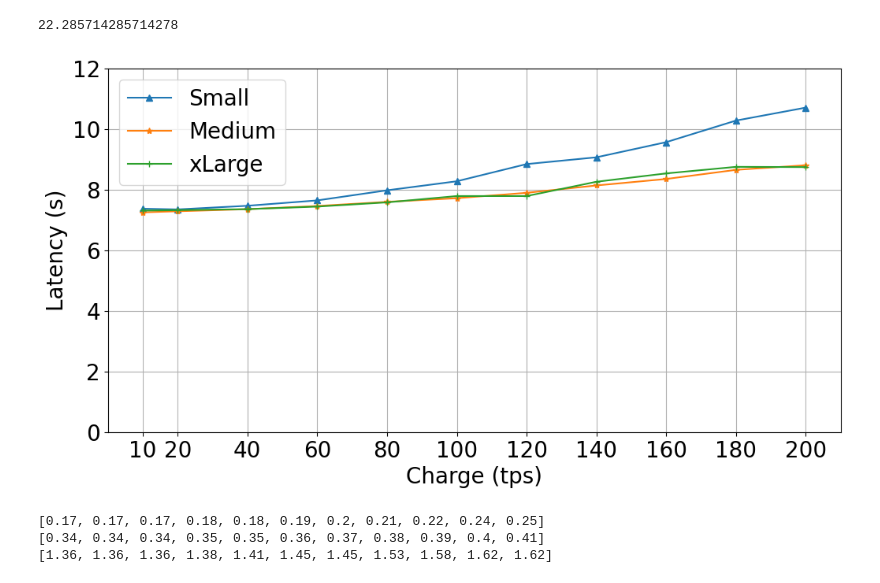
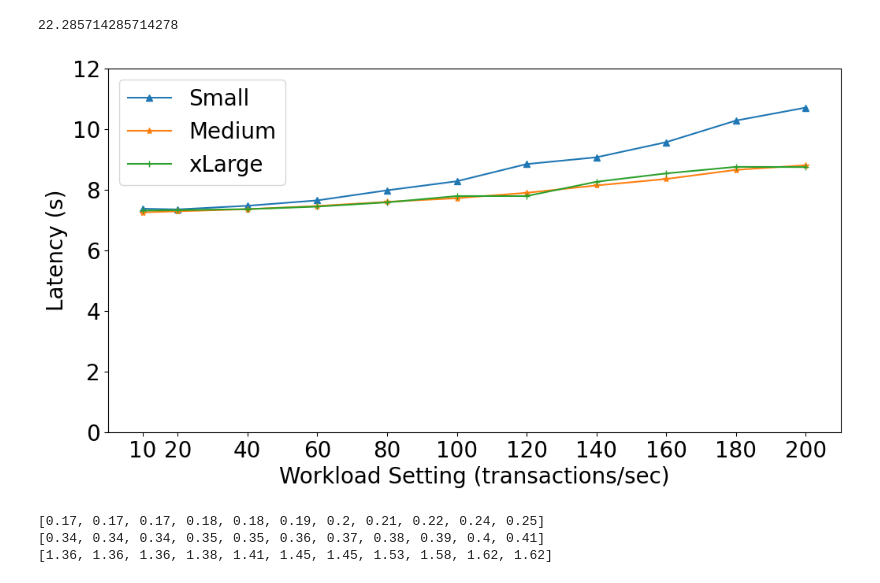
Before and after one commit to LABPAAD/blockchain_performance, a Jupyter notebook: Ethereum/graficos/sinais.ipynb, the cells around one changed output. Saved outputs shown, nothing was run; the diff lists cells and outputs as text; code cells hidden in the pictures.

```diff
--- a/Ethereum/graficos/sinais.ipynb
+++ b/Ethereum/graficos/sinais.ipynb
@@ -99,23 +99,23 @@ maquinas=("small","medium","large")
 # %%
 p=[10, 20, 40, 60, 80, 100, 120, 140, 160, 180, 200]
 plt.rcParams.update({'font.size':20})
 fig,ax = plt.subplots(figsize =(12,6))
 #ax.set_title('Latência para Ethereum Provider por vCPU')
-ax.set_xlabel('Charge (tps)')
+ax.set_xlabel('Workload Setting (transactions/sec)')
 ax.set_ylabel('Latency (s)')
 ax.plot(p,latS,marker="^", label="Small")
 ax.plot(p,latM,marker="*", label="Medium")
 ax.plot(p,latL,marker="+", label="xLarge")
 ax.set_ylim(0, 12)
 ax.set_xlim(0, 210)
 plt.xticks(p)
-plt.grid()
+#plt.grid()
 plt.legend()
 plt.legend()
 plt.savefig('graph_latency_Eth.pdf')
 plt.show()
 # %% [output]
-[figure, old version]
+[figure, new version]
 # %%
 custo = (0.02300, 0.0464, 0.1856)
 tradeoffS = []
```
Also changed, not shown: parts of 5 cells of this notebook, 1 other file.
